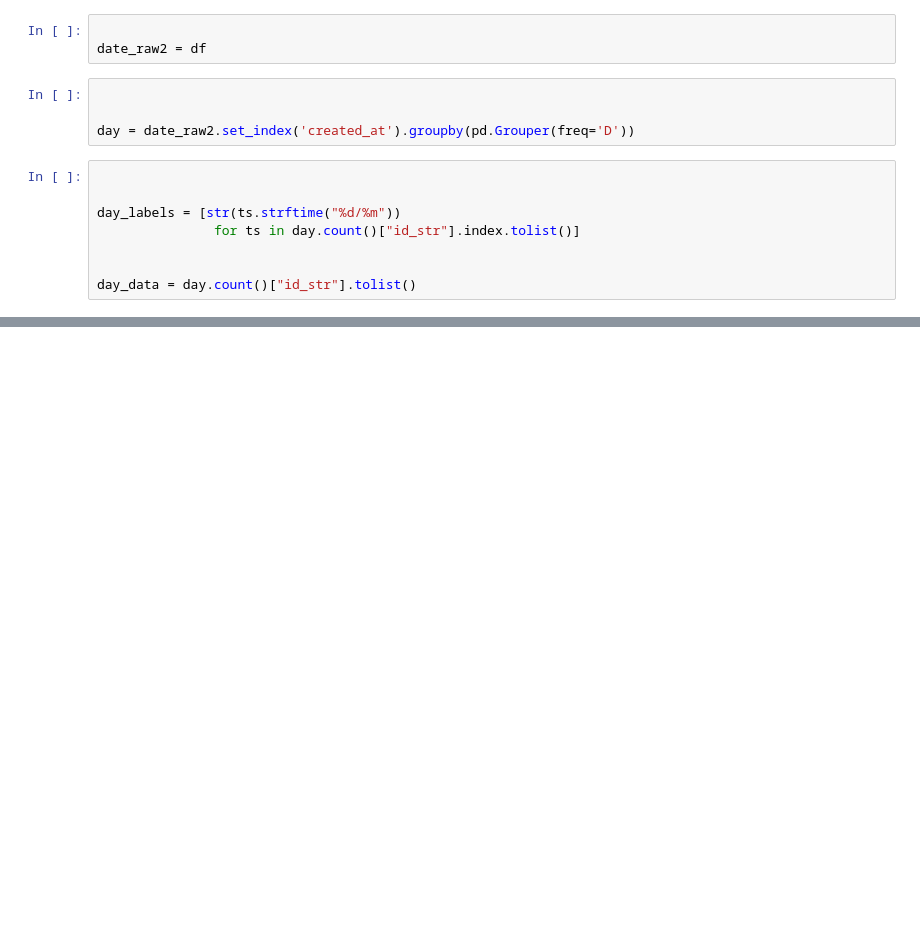
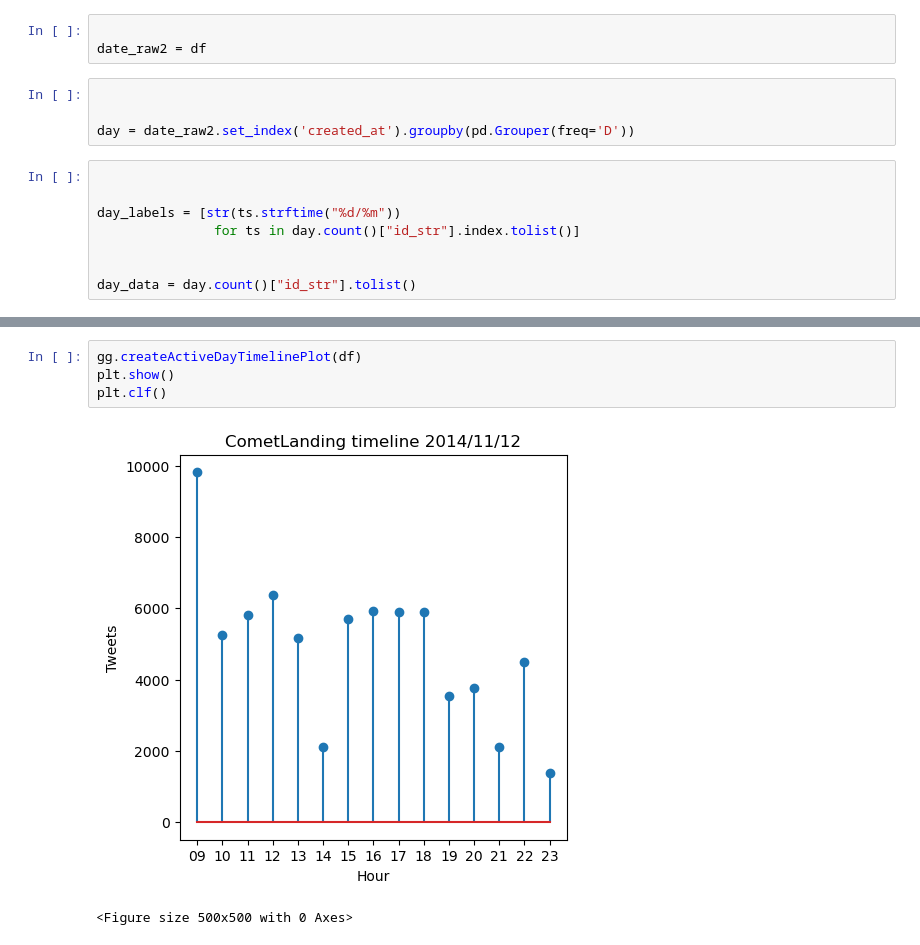
Before and after one commit to evannicholas/CS2006P, a Jupyter notebook: notebooks/CometLanding.ipynb, the cells around one changed output, grey strips where cells are left out. Cells and saved outputs as stored; diff of their text form; blank space fills up the shorter version.

```diff
--- a/notebooks/CometLanding.ipynb
+++ b/notebooks/CometLanding.ipynb
@@ -912,0 +991,7 @@ plt.show()
+# %%
+gg.createActiveDayTimelinePlot(df)
+plt.show()
+plt.clf()
+# %% [output]
+[figure, added]
+<Figure size 500x500 with 0 Axes>
```
Also changed, not shown: parts of 21 cells of this notebook, 1 other file.
